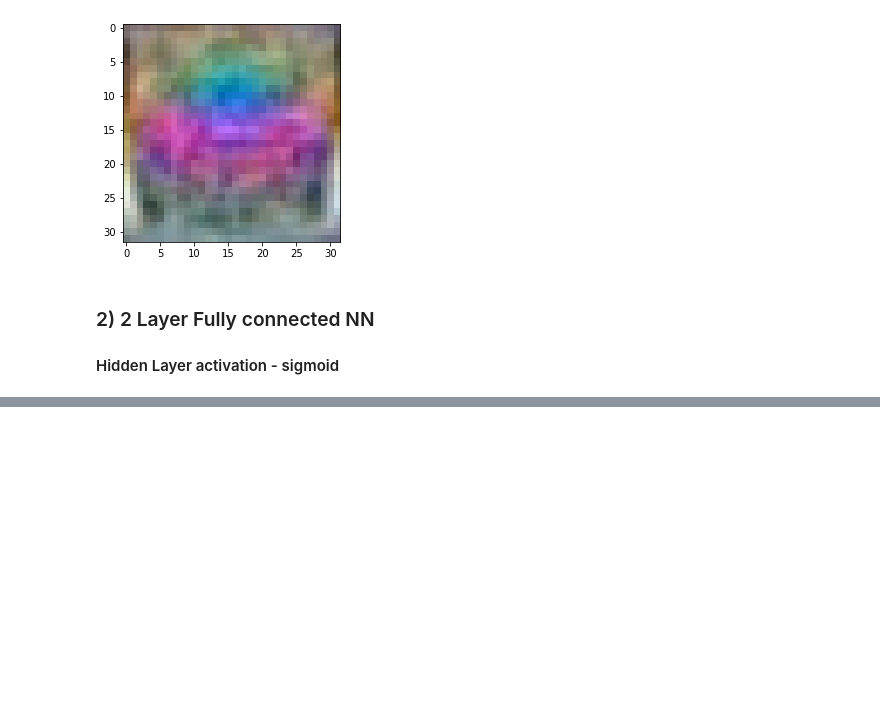
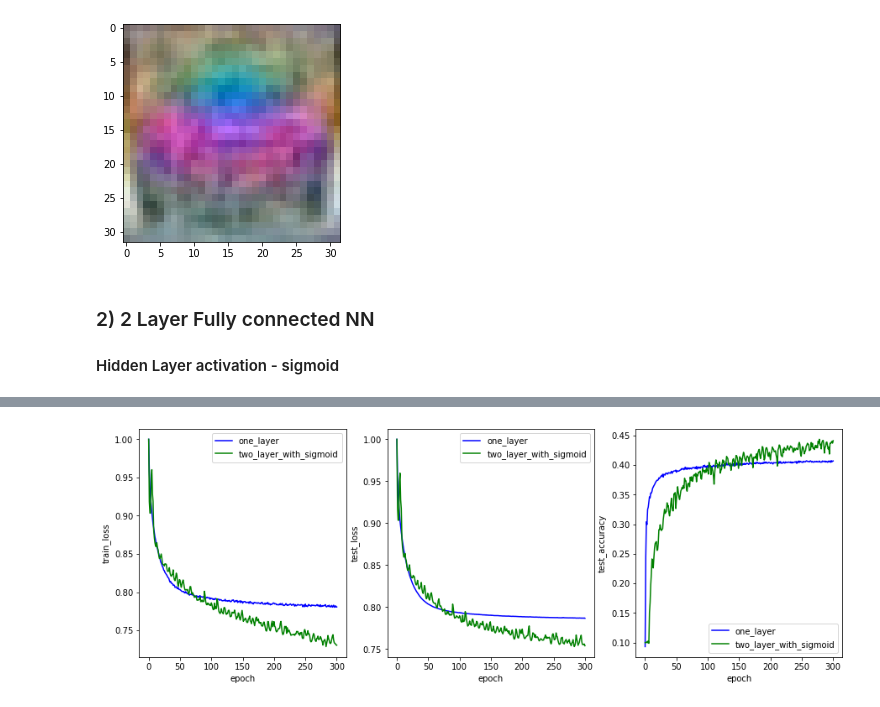
Before and after one commit to Tharindu-Nirmal/CVDeepLearning, a Jupyter notebook: src/scripts/A04_180701BQ1.ipynb, the cells around one changed output, grey strips where cells are left out. Cells and saved outputs as stored; diff of their text form; code cells hidden in the pictures; blank space fills up the shorter version.

Commit message:
comparison of one layer and two layer

```diff
--- a/src/scripts/A04_180701BQ1.ipynb
+++ b/src/scripts/A04_180701BQ1.ipynb
@@ -352,0 +344,23 @@ ax[2].legend(['train loss','test loss']);
+# %%
+#comparision
+#display Train loss,train accuracy
+fig,ax = plt.subplots(1,3,figsize=(15,5))
+ax[0].plot(loss_history1,'b')
+ax[0].plot(loss_history2,'g')
+ax[0].set_xlabel('epoch')
+ax[0].set_ylabel('train_loss')
+ax[0].legend(['one_layer','two_layer_with_sigmoid'])
+
+ax[1].plot(test_losshistory1,'b')
+ax[1].plot(test_losshistory2,'g')
+ax[1].set_xlabel('epoch')
+ax[1].set_ylabel('test_loss')
+ax[1].legend(['one_layer','two_layer_with_sigmoid'])
+
+ax[2].plot(val_acc_history1,'b')
+ax[2].plot(val_acc_history2,'g')
+ax[2].set_xlabel('epoch')
+ax[2].set_ylabel('test_accuracy')
+ax[2].legend(['one_layer','two_layer_with_sigmoid']);
+# %% [output]
+[figure, added]
```
Also changed, not shown: parts of 7 cells of this notebook.
